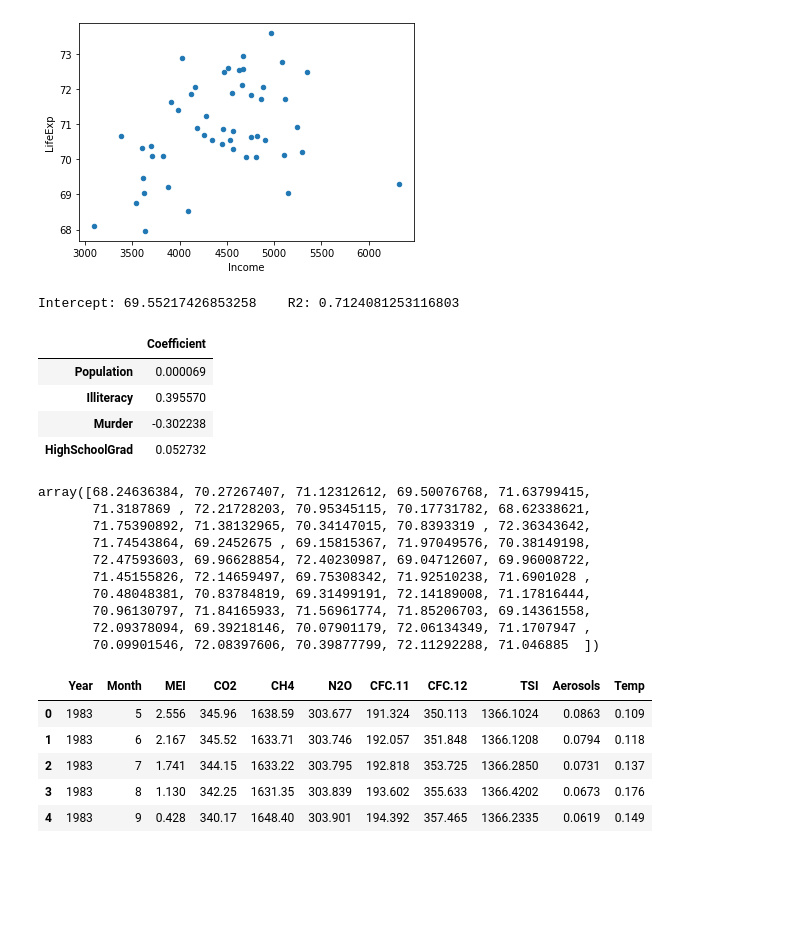
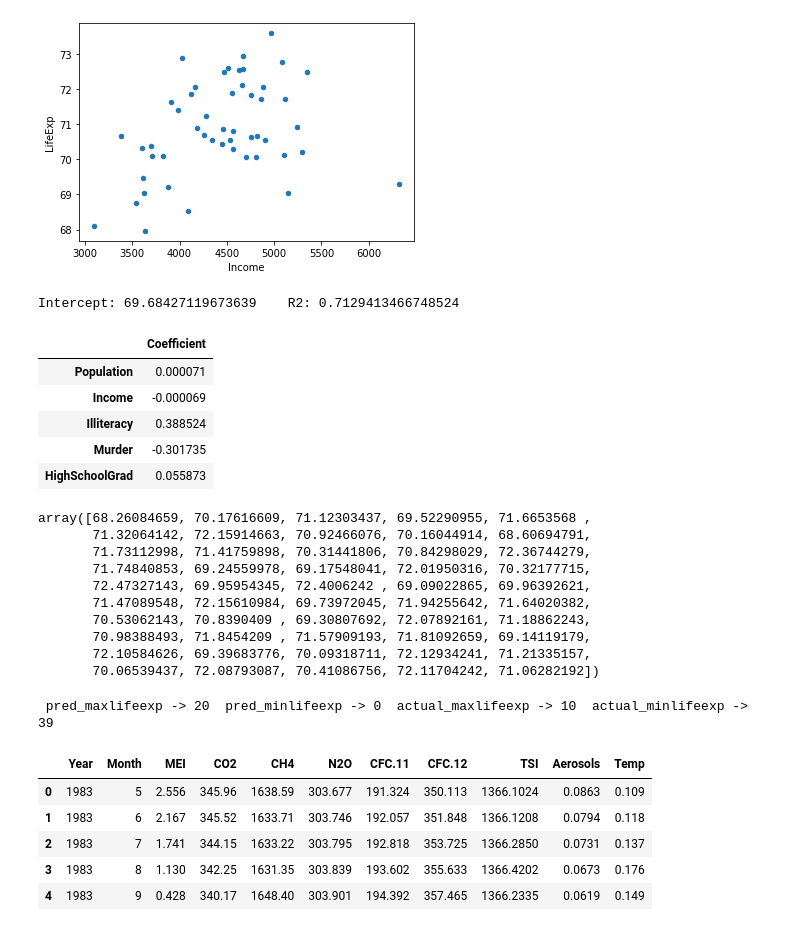
Before and after one commit to MayyarAA/ForecastingNeuralNetworks, a Jupyter notebook: MSCI433A1.ipynb, the cells around one changed output. Cells and saved outputs as stored; diff of their text form; code cells hidden in the pictures; blank space fills up the shorter version.

```diff
--- a/MSCI433A1.ipynb
+++ b/MSCI433A1.ipynb
@@ -174,37 +141,50 @@ statedata.plot.scatter(x='Income',y='LifeExp')
 #X_statedata_partcv1 = statedata.loc[:,['Population','Income','Illiteracy','Murder','HighSchoolGrad','Frost','Area']]
 # %%
 #Q1.c)i)
-X_statedata_columns_partc_v1 = ['Population','Illiteracy','Murder','HighSchoolGrad']
+X_statedata_columns_partc_v1 = ['Population','Income','Illiteracy','Murder','HighSchoolGrad']
 X_statedata_partcv1 = statedata.loc[:,X_statedata_columns_partc_v1]
 Y_statedata_partcv1 = statedata["LifeExp"]
 
 
 statedata_linreg_mode_partcv1 = LinearRegression().fit(X=X_statedata_partcv1,y=Y_statedata_partcv1)
 
 coeefficents_statedata_partcv1 = pandas.DataFrame(statedata_linreg_mode_partcv1.coef_,X_statedata_columns_partc_v1,columns=['Coefficient'])
 print(f'Intercept: {statedata_linreg_mode_partcv1.intercept_}\tR2: {statedata_linreg_mode_partcv1.score(X_statedata_partcv1,Y_statedata_partcv1)}')
 coeefficents_statedata_partcv1
 # %% [output]
-Intercept: 69.55217426853258    R2: 0.7124081253116803
+Intercept: 69.68427119673639    R2: 0.7129413466748524
 |  | Coefficient |
-| Population | 0.000069 |
-| Illiteracy | 0.395570 |
-| Murder | -0.302238 |
-| HighSchoolGrad | 0.052732 |
+| Population | 0.000071 |
+| Income | -0.000069 |
+| Illiteracy | 0.388524 |
+| Murder | -0.301735 |
+| HighSchoolGrad | 0.055873 |
 # %%
 #Q1.c)iii)
-statedata_linreg_mode_partcv1.predict(X_statedata_partcv1)
+statedata_pred_lifeexp = statedata_linreg_mode_partcv1.predict(X_statedata_partcv1)
+statedata_pred_lifeexp
 # %% [output]
-array([68.24636384, 70.27267407, 71.12312612, 69.50076768, 71.63799415,
-       71.3187869 , 72.21728203, 70.95345115, 70.17731782, 68.62338621,
-       71.75390892, 71.38132965, 70.34147015, 70.8393319 , 72.36343642,
-       71.74543864, 69.2452675 , 69.15815367, 71.97049576, 70.38149198,
-       72.47593603, 69.96628854, 72.40230987, 69.04712607, 69.96008722,
-       71.45155826, 72.14659497, 69.75308342, 71.92510238, 71.6901028 ,
-       70.48048381, 70.83784819, 69.31499191, 72.14189008, 71.17816444,
-       70.96130797, 71.84165933, 71.56961774, 71.85206703, 69.14361558,
-       72.09378094, 69.39218146, 70.07901179, 72.06134349, 71.1707947 ,
-       70.09901546, 72.08397606, 70.39877799, 72.11292288, 71.046885  ])
+array([68.26084659, 70.17616609, 71.12303437, 69.52290955, 71.6653568 ,
+       71.32064142, 72.15914663, 70.92466076, 70.16044914, 68.60694791,
+       71.73112998, 71.41759898, 70.31441806, 70.84298029, 72.36744279,
+       71.74840853, 69.24559978, 69.17548041, 72.01950316, 70.32177715,
+       72.47327143, 69.95954345, 72.4006242 , 69.09022865, 69.96392621,
+       71.47089548, 72.15610984, 69.73972045, 71.94255642, 71.64020382,
+       70.53062143, 70.8390409 , 69.30807692, 72.07892161, 71.18862243,
+       70.98388493, 71.8454209 , 71.57909193, 71.81092659, 69.14119179,
+       72.10584626, 69.39683776, 70.09318711, 72.12934241, 71.21335157,
+       70.06539437, 72.08793087, 70.41086756, 72.11704242, 71.06282192])
+# %%
+#Q1.c)iii)
+pred_maxlifeexp = statedata_pred_lifeexp.argmax()
+pred_minlifeexp = statedata_pred_lifeexp.argmin()
+pred_maxlifeexp
+pred_minlifeexp
+actual_maxlifeexp = statedata['LifeExp'].argmax()
+actual_minlifeexp = statedata['LifeExp'].argmin()
+print(" pred_maxlifeexp ->" , pred_maxlifeexp , " pred_minlifeexp ->",pred_minlifeexp," actual_maxlifeexp ->", actual_maxlifeexp, " actual_minlifeexp -> ",actual_minlifeexp)
+# %% [output]
+ pred_maxlifeexp -> 20  pred_minlifeexp -> 0  actual_maxlifeexp -> 10  actual_minlifeexp ->  39
 # %%
 #Question 2
 # %%
```
Also changed, not shown: parts of 8 cells of this notebook.
